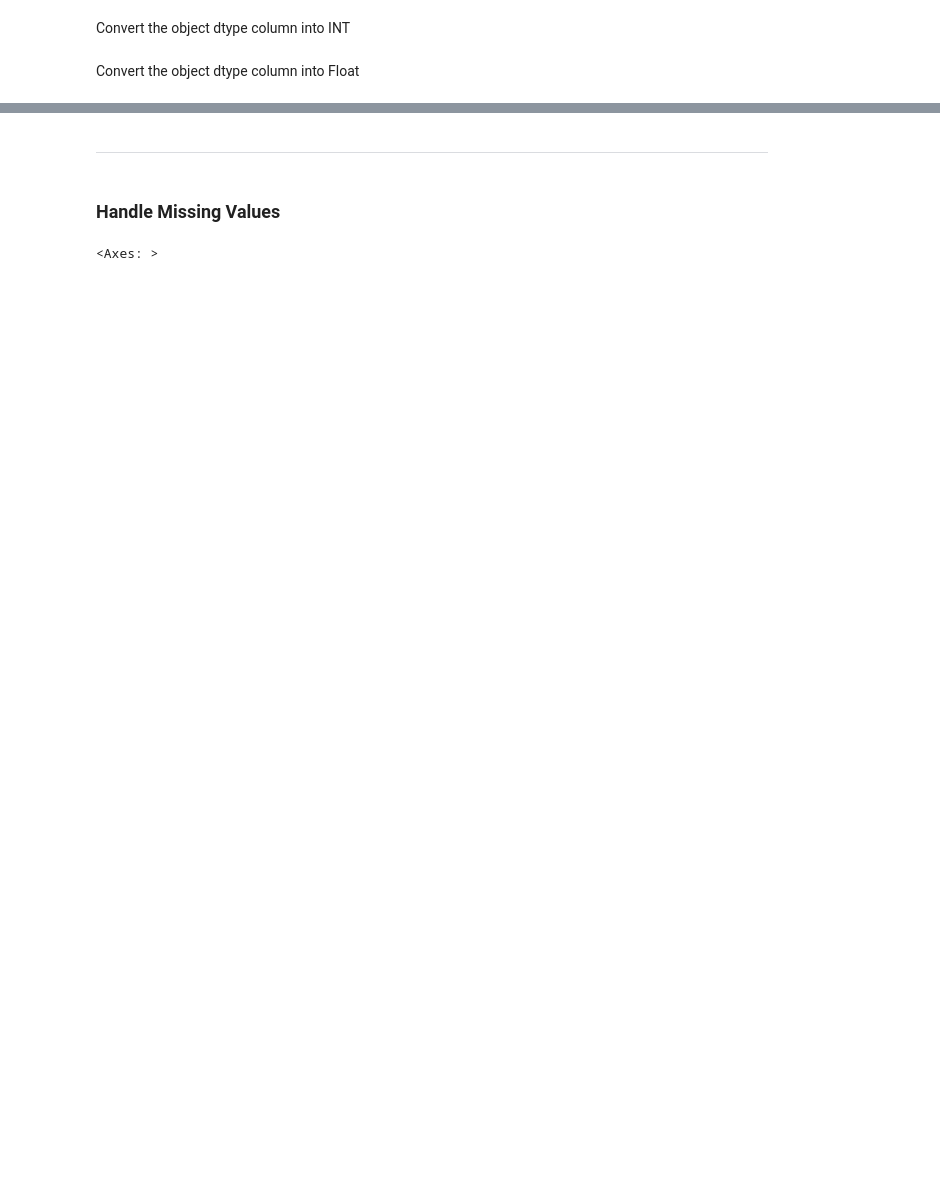
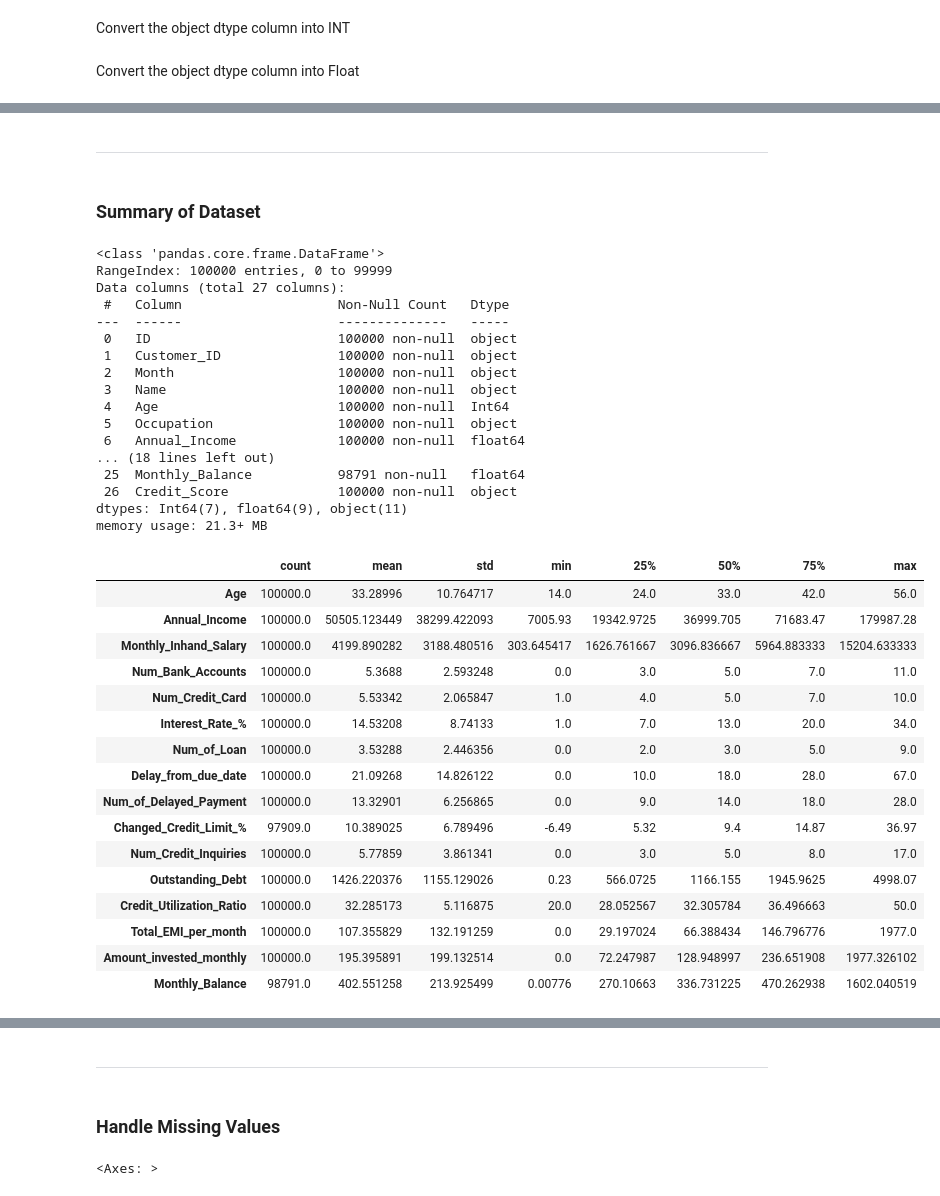
Before and after one commit to danisharain12/Credit-Score-Classification, a Jupyter notebook: Credit Score Classification.ipynb, the cells around one changed output, grey strips where cells are left out. Drawn from its saved outputs; the diff is of its cells as text; code cells hidden in the pictures; blank space fills up the shorter version.

```diff
--- a/Credit Score Classification.ipynb
+++ b/Credit Score Classification.ipynb
@@ -238,0 +635,3 @@ cat = ['Month', 'Name', 'SSN', 'Occupation',
+# %%
+df['Payment_of_Min_Amount']= df['Payment_of_Min_Amount'].replace('NM', np.nan)
+df['Payment_of_Min_Amount'] = df['Payment_of_Min_Amount'].fillna(df.groupby('Customer_ID')['Payment_of_Min_Amount'].transform('first'))
@@ -238,0 +679,3 @@ cat = ['Month', 'Name', 'SSN', 'Occupation',
+# %%
+df.loc[df['Total_EMI_per_month']> 2000,'Total_EMI_per_month']= np.nan
+df['Total_EMI_per_month'] = df['Total_EMI_per_month'].fillna(df.groupby('Customer_ID')['Total_EMI_per_month'].transform('first'))
@@ -238,0 +708,2 @@ cat = ['Month', 'Name', 'SSN', 'Occupation',
+# %%
+df['Amount_invested_monthly'] = df['Amount_invested_monthly'].fillna(df.groupby('Customer_ID')['Amount_invested_monthly'].transform('first'))
@@ -238,0 +751,42 @@ cat = ['Month', 'Name', 'SSN', 'Occupation',
+# %% [markdown]
+---------
+# %% [markdown]
+### Summary of Dataset
+# %%
+df.info()
+df.describe().T
+# %% [output]
+<class 'pandas.core.frame.DataFrame'>
+RangeIndex: 100000 entries, 0 to 99999
+Data columns (total 27 columns):
+ #   Column                    Non-Null Count   Dtype
+---  ------                    --------------   -----
+ 0   ID                        100000 non-null  object
+ 1   Customer_ID               100000 non-null  object
+ 2   Month                     100000 non-null  object
+ 3   Name                      100000 non-null  object
+ 4   Age                       100000 non-null  Int64
+ 5   Occupation                100000 non-null  object
+ 6   Annual_Income             100000 non-null  float64
+... (18 lines left out)
+ 25  Monthly_Balance           98791 non-null   float64
+ 26  Credit_Score              100000 non-null  object
+dtypes: Int64(7), float64(9), object(11)
+memory usage: 21.3+ MB
+|  | count | mean | std | min | 25% | 50% | 75% | max |
+| Age | 100000.0 | 33.28996 | 10.764717 | 14.0 | 24.0 | 33.0 | 42.0 | 56.0 |
+| Annual_Income | 100000.0 | 50505.123449 | 38299.422093 | 7005.93 | 19342.9725 | 36999.705 | 71683.47 | 179987.28 |
+| Monthly_Inhand_Salary | 100000.0 | 4199.890282 | 3188.480516 | 303.645417 | 1626.761667 | 3096.836667 | 5964.883333 | 15204.633333 |
+| Num_Bank_Accounts | 100000.0 | 5.3688 | 2.593248 | 0.0 | 3.0 | 5.0 | 7.0 | 11.0 |
+| Num_Credit_Card | 100000.0 | 5.53342 | 2.065847 | 1.0 | 4.0 | 5.0 | 7.0 | 10.0 |
+| Interest_Rate_% | 100000.0 | 14.53208 | 8.74133 | 1.0 | 7.0 | 13.0 | 20.0 | 34.0 |
+| Num_of_Loan | 100000.0 | 3.53288 | 2.446356 | 0.0 | 2.0 | 3.0 | 5.0 | 9.0 |
+| Delay_from_due_date | 100000.0 | 21.09268 | 14.826122 | 0.0 | 10.0 | 18.0 | 28.0 | 67.0 |
+| Num_of_Delayed_Payment | 100000.0 | 13.32901 | 6.256865 | 0.0 | 9.0 | 14.0 | 18.0 | 28.0 |
+| Changed_Credit_Limit_% | 97909.0 | 10.389025 | 6.789496 | -6.49 | 5.32 | 9.4 | 14.87 | 36.97 |
+| Num_Credit_Inquiries | 100000.0 | 5.77859 | 3.861341 | 0.0 | 3.0 | 5.0 | 8.0 | 17.0 |
+| Outstanding_Debt | 100000.0 | 1426.220376 | 1155.129026 | 0.23 | 566.0725 | 1166.155 | 1945.9625 | 4998.07 |
+| Credit_Utilization_Ratio | 100000.0 | 32.285173 | 5.116875 | 20.0 | 28.052567 | 32.305784 | 36.496663 | 50.0 |
+| Total_EMI_per_month | 100000.0 | 107.355829 | 132.191259 | 0.0 | 29.197024 | 66.388434 | 146.796776 | 1977.0 |
+| Amount_invested_monthly | 100000.0 | 195.395891 | 199.132514 | 0.0 | 72.247987 | 128.948997 | 236.651908 | 1977.326102 |
+| Monthly_Balance | 98791.0 | 402.551258 | 213.925499 | 0.00776 | 270.10663 | 336.731225 | 470.262938 | 1602.040519 |
```
Also changed, not shown: parts of 133 cells of this notebook.
